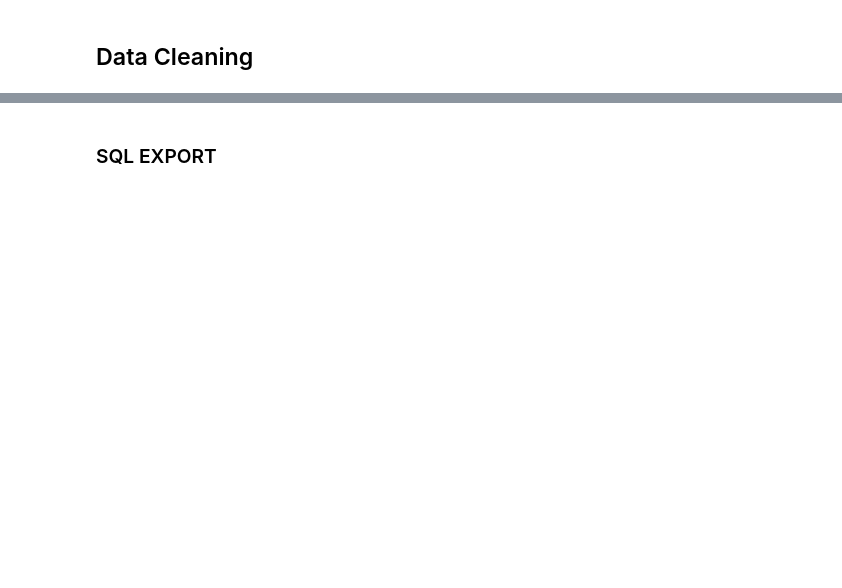
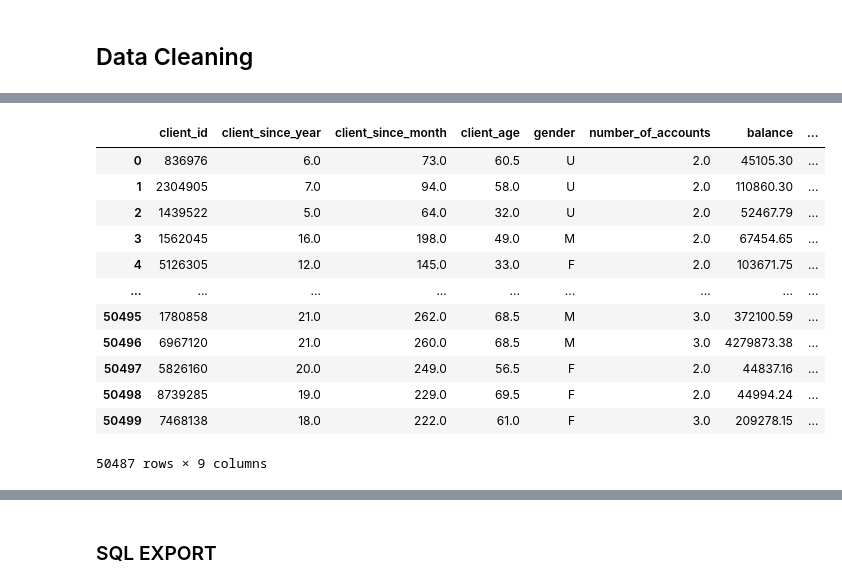
Before and after one commit to Aru-jan/vanguard-ab-test, a Jupyter notebook: main.ipynb, the cells around one changed output, grey strips where cells are left out. Drawn from its saved outputs; the diff is of its cells as text; code cells hidden in the pictures; blank space fills up the shorter version.

```diff
--- a/main.ipynb
+++ b/main.ipynb
@@ -57,0 +203,2 @@ dataframes = select_columns(dataframes, config)
+# %%
+client_df['gender'] = client_df['gender'].replace(to_replace=r'.*X.*', value ="U", regex=True)
@@ -57,0 +220,5 @@ dataframes = select_columns(dataframes, config)
+# %%
+# client_df, experiment_df, visit_df -> for general analysis
+# new_client_df, new_experiment_df, new_visit_dfn -> for test/control analysis   experiment_df_null =
+nulls_in_experiment = experiment_df[experiment_df.isna().any(axis=1)]['client_id']
+nulls_in_experiment
@@ -58,3 +273,20 @@ dataframes = select_columns(dataframes, config)
+# %%
+new_client_df = client_df[~client_df['client_id'].isin(nulls_in_experiment)]
+new_client_df
+# %% [output]
+|  | client_id | client_since_year | client_since_month | client_age | gender | number_of_accounts | balance | ... |
+| 0 | 836976 | 6.0 | 73.0 | 60.5 | U | 2.0 | 45105.30 | ... |
+| 1 | 2304905 | 7.0 | 94.0 | 58.0 | U | 2.0 | 110860.30 | ... |
+| 2 | 1439522 | 5.0 | 64.0 | 32.0 | U | 2.0 | 52467.79 | ... |
+| 3 | 1562045 | 16.0 | 198.0 | 49.0 | M | 2.0 | 67454.65 | ... |
+| 4 | 5126305 | 12.0 | 145.0 | 33.0 | F | 2.0 | 103671.75 | ... |
+| ... | ... | ... | ... | ... | ... | ... | ... | ... |
+| 50495 | 1780858 | 21.0 | 262.0 | 68.5 | M | 3.0 | 372100.59 | ... |
+| 50496 | 6967120 | 21.0 | 260.0 | 68.5 | M | 3.0 | 4279873.38 | ... |
+| 50497 | 5826160 | 20.0 | 249.0 | 56.5 | F | 2.0 | 44837.16 | ... |
+| 50498 | 8739285 | 19.0 | 229.0 | 69.5 | F | 2.0 | 44994.24 | ... |
+| 50499 | 7468138 | 18.0 | 222.0 | 61.0 | F | 3.0 | 209278.15 | ... |
+50487 rows × 9 columns
 # %%
 # Data Categorizing
 dataframes = clean_categorical_data(dataframes, config)
```
Also changed, not shown: parts of 17 cells of this notebook.
